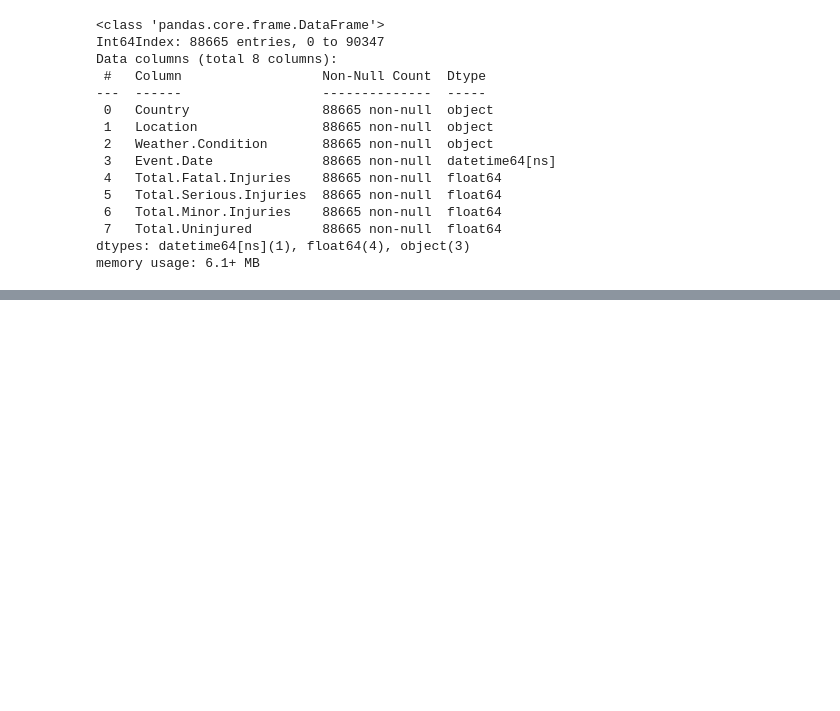
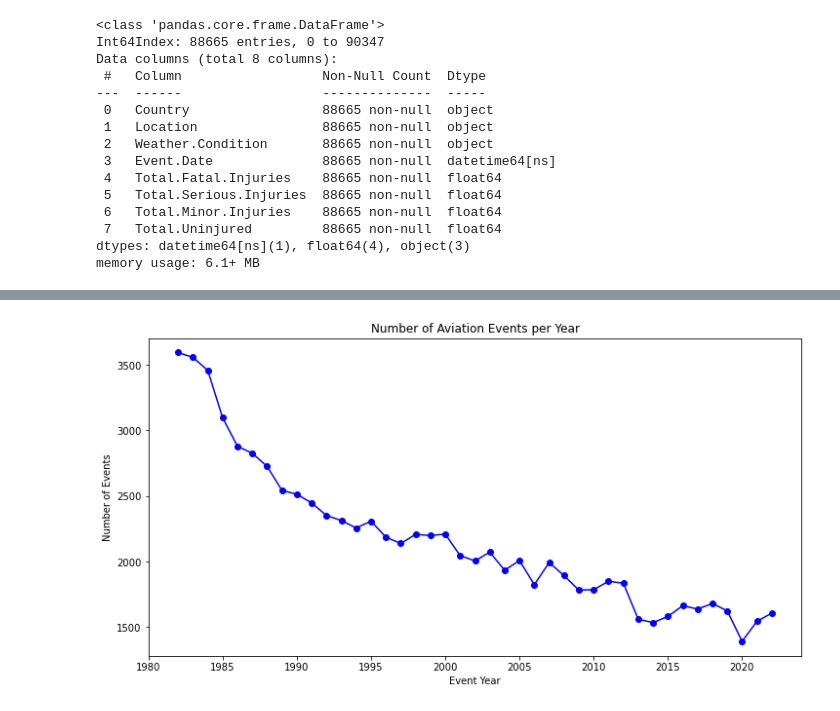
Before and after one commit to WanjikuKahoro/Phase-1-Project, a Jupyter notebook: index.ipynb, the cells around one changed output, grey strips where cells are left out. Cells and saved outputs as stored; diff of their text form; code cells hidden in the pictures; blank space fills up the shorter version.

Commit message:
Done data manipulation, analysis  and visualization

```diff
--- a/index.ipynb
+++ b/index.ipynb
@@ -313,0 +417,17 @@ df.to_csv('Aviation_Data_Cleaned.csv', index=False)
+# %%
+# A new variable that shows the Year and Number of Accidents in that Year
+accidents_per_year = df.groupby('Year').size().reset_index(name='Event_Count')
+accidents_per_year
+
+# Because of the Outliers in the years 1984-1981, filter to start at 1982
+accidents_filtered = accidents_per_year[accidents_per_year['Year'] >= 1982]
+
+# PLot the line-graph to see the Trend
+plt.figure(figsize=(12,6))
+plt.plot(accidents_filtered['Year'], accidents_filtered['Event_Count'], color='blue', marker='o')
+plt.title("Number of Aviation Events per Year")
+plt.xlabel("Event Year")
+plt.ylabel("Number of Events")
+plt.show()
+# %% [output]
+[figure, added]
```
Also changed, not shown: parts of 27 cells of this notebook.
